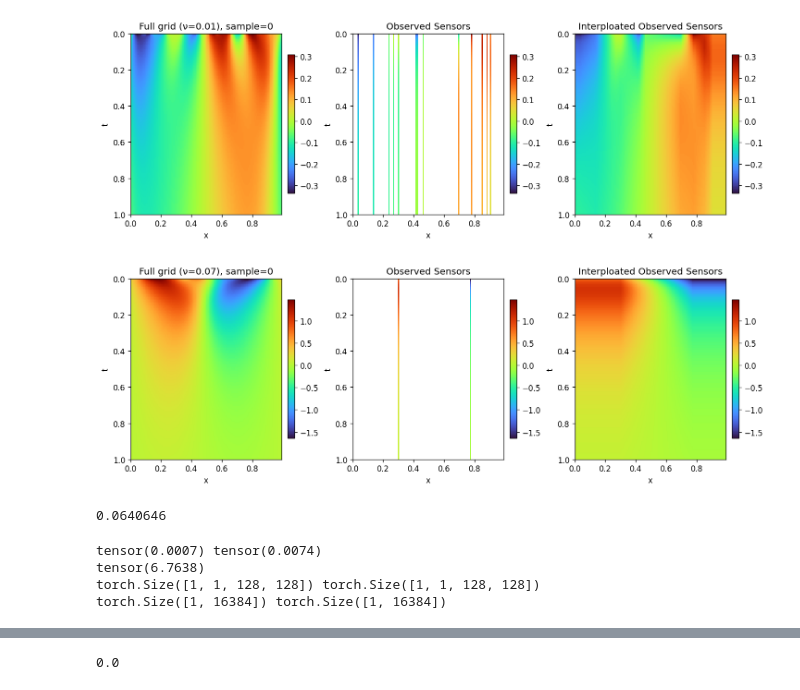
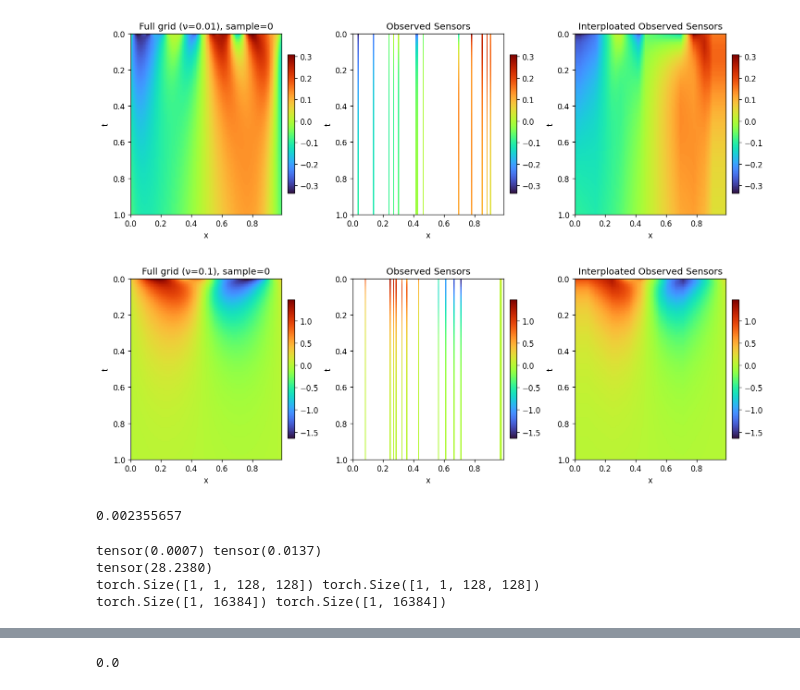
Before and after one commit to DohyunBu/PICSB, a Jupyter notebook: train.ipynb, the cells around one changed output, grey strips where cells are left out. Saved outputs shown, nothing was run; the diff lists cells and outputs as text; code cells hidden in the pictures.

```diff
--- a/train.ipynb
+++ b/train.ipynb
@@ -24,43 +24,43 @@ torch.backends.cudnn.deterministic = True
 torch.backends.cudnn.benchmark = False
 # %%
 high_resol_coef = 0.01
-low_resol_coef = 0.07
+low_resol_coef = 0.1
 
 data1 = generate_dataset(
     n_samples=1,
     nu=high_resol_coef,
     Nx=128,
     Nt=128,
     T=1.0,
     L=1.0,
     grf_type="periodic",
     n_sensors=13,
     fixed_sensors=True,
     seed=0,
 )
 data2 = generate_dataset(
     n_samples=1,
     nu=low_resol_coef,
     Nx=128,
     Nt=128,
     T=1.0,
     L=1.0,
     grf_type="periodic",
-    n_sensors=2,
+    n_sensors=13,
     fixed_sensors=True,
     seed=20,
 )
 data1 = fill_missing_with_linear_interp(data1)
 data2 = fill_missing_with_linear_interp(data2)
 plot_full_and_observed_heatmaps(data1, sample_idx=0)
 plot_full_and_observed_heatmaps(data2, sample_idx=0)
 # %% [output]
 [figure]
-[figure, old version]
+[figure, new version]
 # %%
 ((np.abs(data2['U_full'] - data2['U_filled']))**2).mean()
 # %% [output]
-0.0640646
+0.002355657
 # %%
 WA, WB, starts = make_paired_time_window_dataset(
     data1, # full grid 줄 친구
@@ -86,8 +86,8 @@ print(WA_scaled.shape, WB_scaled.shape)
 # WA *= 3
 # WB *= 10
 # %% [output]
-tensor(0.0007) tensor(0.0074)
-tensor(6.7638)
+tensor(0.0007) tensor(0.0137)
+tensor(28.2380)
 torch.Size([1, 1, 128, 128]) torch.Size([1, 1, 128, 128])
 torch.Size([1, 16384]) torch.Size([1, 16384])
 # %%
```
Also changed, not shown: parts of 6 cells of this notebook, 3 other files.
